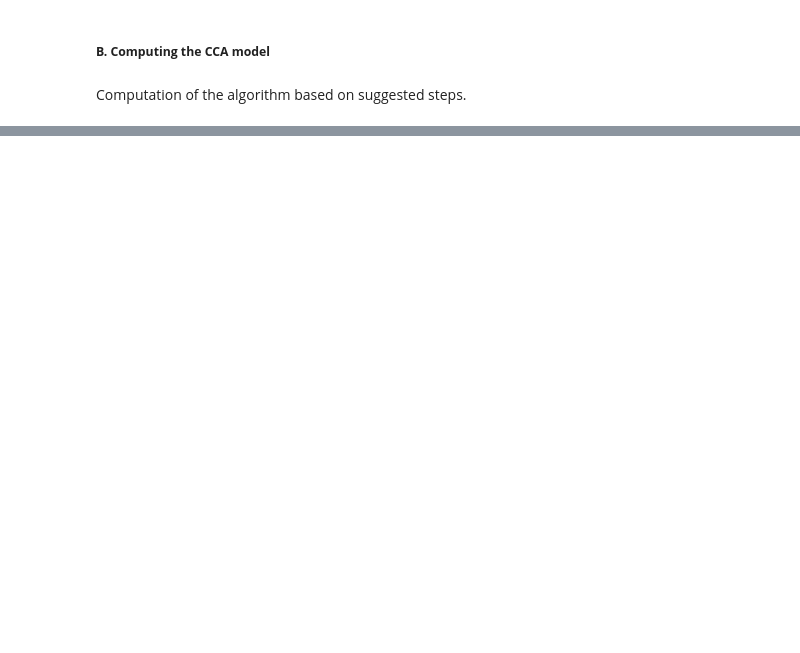
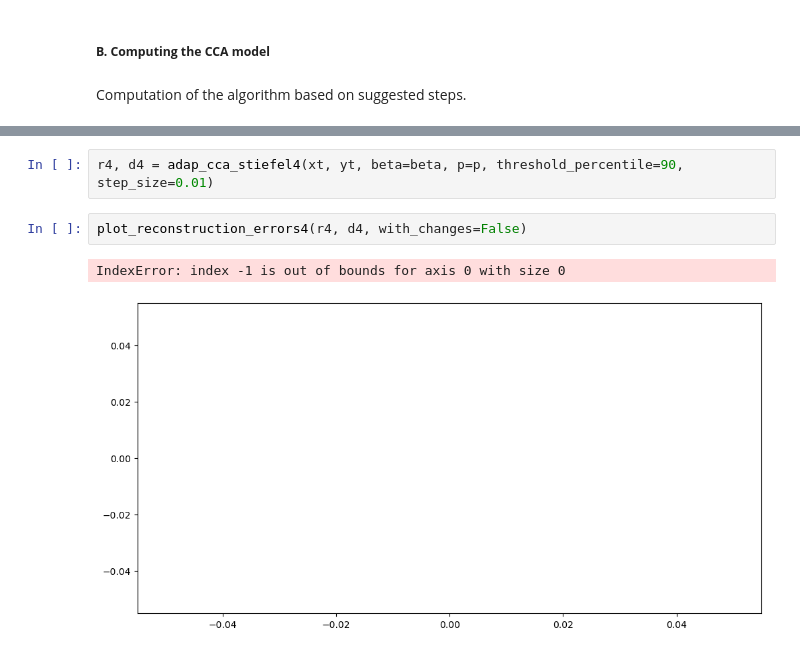
Before and after one commit to anacarsi/ss24_CCA_Reduced_Rank, a Jupyter notebook: src/bci_competition.ipynb, the cells around one changed output, grey strips where cells are left out. Cells and saved outputs as stored; diff of their text form; blank space fills up the shorter version.

```diff
--- a/src/bci_competition.ipynb
+++ b/src/bci_competition.ipynb
@@ -164,0 +1020,7 @@ def adap_cca(xt, yt, beta=0.98, p=4):
+# %%
+r4, d4 = adap_cca_stiefel4(xt, yt, beta=beta, p=p, threshold_percentile=90, step_size=0.01)
+# %%
+plot_reconstruction_errors4(r4, d4, with_changes=False)
+# %% [output]
+IndexError: index -1 is out of bounds for axis 0 with size 0
+[figure, added]
```
Also changed, not shown: parts of 44 cells of this notebook, 12 other files.
